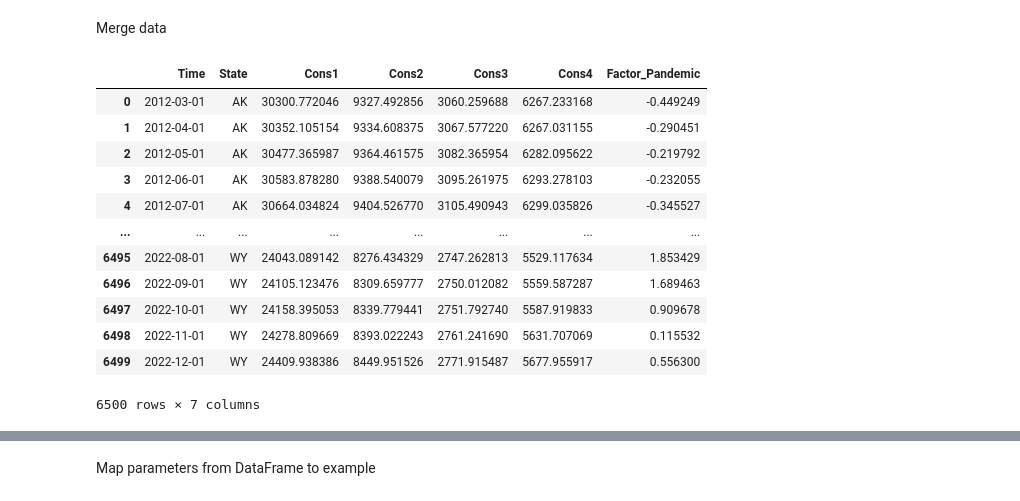
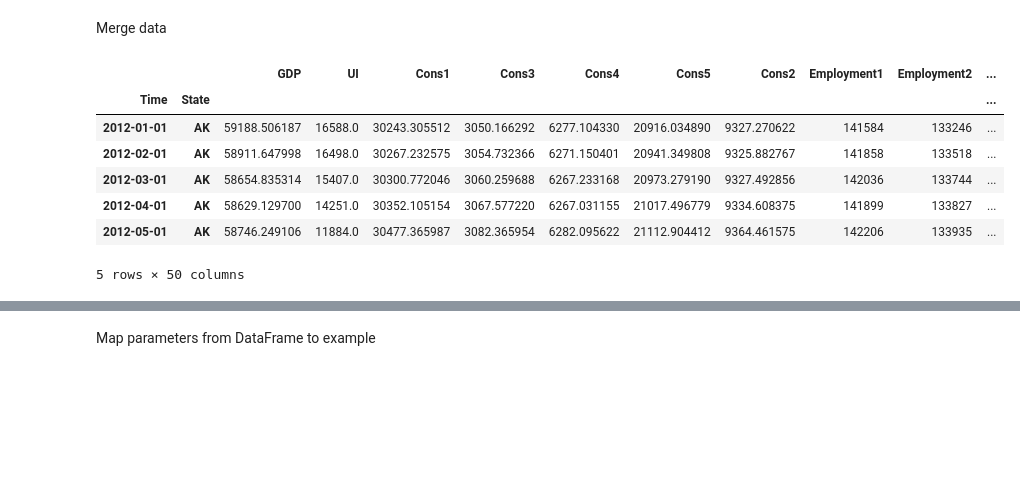
Before and after one commit to jvivian/DFMDash, a Jupyter notebook: reports/SCM/scm.ipynb, the cells around one changed output, grey strips where cells are left out. Cells and saved outputs as stored; diff of their text form; code cells hidden in the pictures; blank space fills up the shorter version.

```diff
--- a/reports/SCM/scm.ipynb
+++ b/reports/SCM/scm.ipynb
@@ -218,21 +220,14 @@ Output should be missing 1 month not two >=(
 :::
 # %% [markdown]
 Merge data
-# %%
-merge = factors.join(df).reset_index()
-merge = merge[ ['Time', 'State', 'Cons1', 'Cons2', 'Cons3', 'Cons4', 'Factor_Pandemic']]
-merge
-# %% [output]
-|  | Time | State | Cons1 | Cons2 | Cons3 | Cons4 | Factor_Pandemic |
-| 0 | 2012-03-01 | AK | 30300.772046 | 9327.492856 | 3060.259688 | 6267.233168 | -0.449249 |
-| 1 | 2012-04-01 | AK | 30352.105154 | 9334.608375 | 3067.577220 | 6267.031155 | -0.290451 |
-| 2 | 2012-05-01 | AK | 30477.365987 | 9364.461575 | 3082.365954 | 6282.095622 | -0.219792 |
-| 3 | 2012-06-01 | AK | 30583.878280 | 9388.540079 | 3095.261975 | 6293.278103 | -0.232055 |
-| 4 | 2012-07-01 | AK | 30664.034824 | 9404.526770 | 3105.490943 | 6299.035826 | -0.345527 |
-| ... | ... | ... | ... | ... | ... | ... | ... |
-| 6495 | 2022-08-01 | WY | 24043.089142 | 8276.434329 | 2747.262813 | 5529.117634 | 1.853429 |
-| 6496 | 2022-09-01 | WY | 24105.123476 | 8309.659777 | 2750.012082 | 5559.587287 | 1.689463 |
-| 6497 | 2022-10-01 | WY | 24158.395053 | 8339.779441 | 2751.792740 | 5587.919833 | 0.909678 |
-| 6498 | 2022-11-01 | WY | 24278.809669 | 8393.022243 | 2761.241690 | 5631.707069 | 0.115532 |
-| 6499 | 2022-12-01 | WY | 24409.938386 | 8449.951526 | 2771.915487 | 5677.955917 | 0.556300 |
-6500 rows × 7 columns
+# %%
+df.head()
+# %% [output]
+|  |  | GDP | UI | Cons1 | Cons3 | Cons4 | Cons5 | Cons2 | Employment1 | Employment2 | ... |
+| Time | State |  |  |  |  |  |  |  |  |  | ... |
+| 2012-01-01 | AK | 59188.506187 | 16588.0 | 30243.305512 | 3050.166292 | 6277.104330 | 20916.034890 | 9327.270622 | 141584 | 133246 | ... |
+| 2012-02-01 | AK | 58911.647998 | 16498.0 | 30267.232575 | 3054.732366 | 6271.150401 | 20941.349808 | 9325.882767 | 141858 | 133518 | ... |
+| 2012-03-01 | AK | 58654.835314 | 15407.0 | 30300.772046 | 3060.259688 | 6267.233168 | 20973.279190 | 9327.492856 | 142036 | 133744 | ... |
+| 2012-04-01 | AK | 58629.129700 | 14251.0 | 30352.105154 | 3067.577220 | 6267.031155 | 21017.496779 | 9334.608375 | 141899 | 133827 | ... |
+| 2012-05-01 | AK | 58746.249106 | 11884.0 | 30477.365987 | 3082.365954 | 6282.095622 | 21112.904412 | 9364.461575 | 142206 | 133935 | ... |
+5 rows × 50 columns
```
Also changed, not shown: parts of 10 cells of this notebook, 2 other files.
